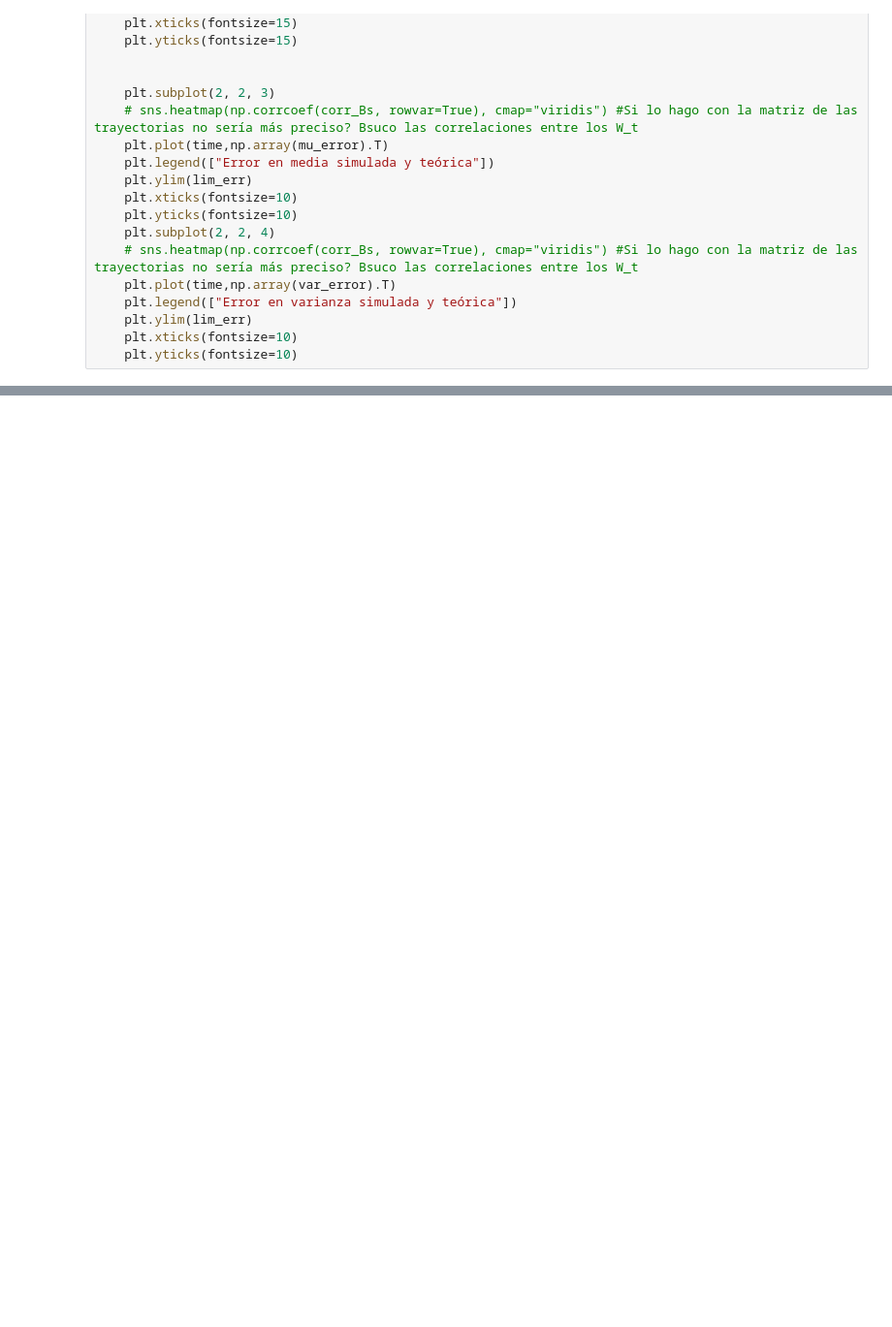
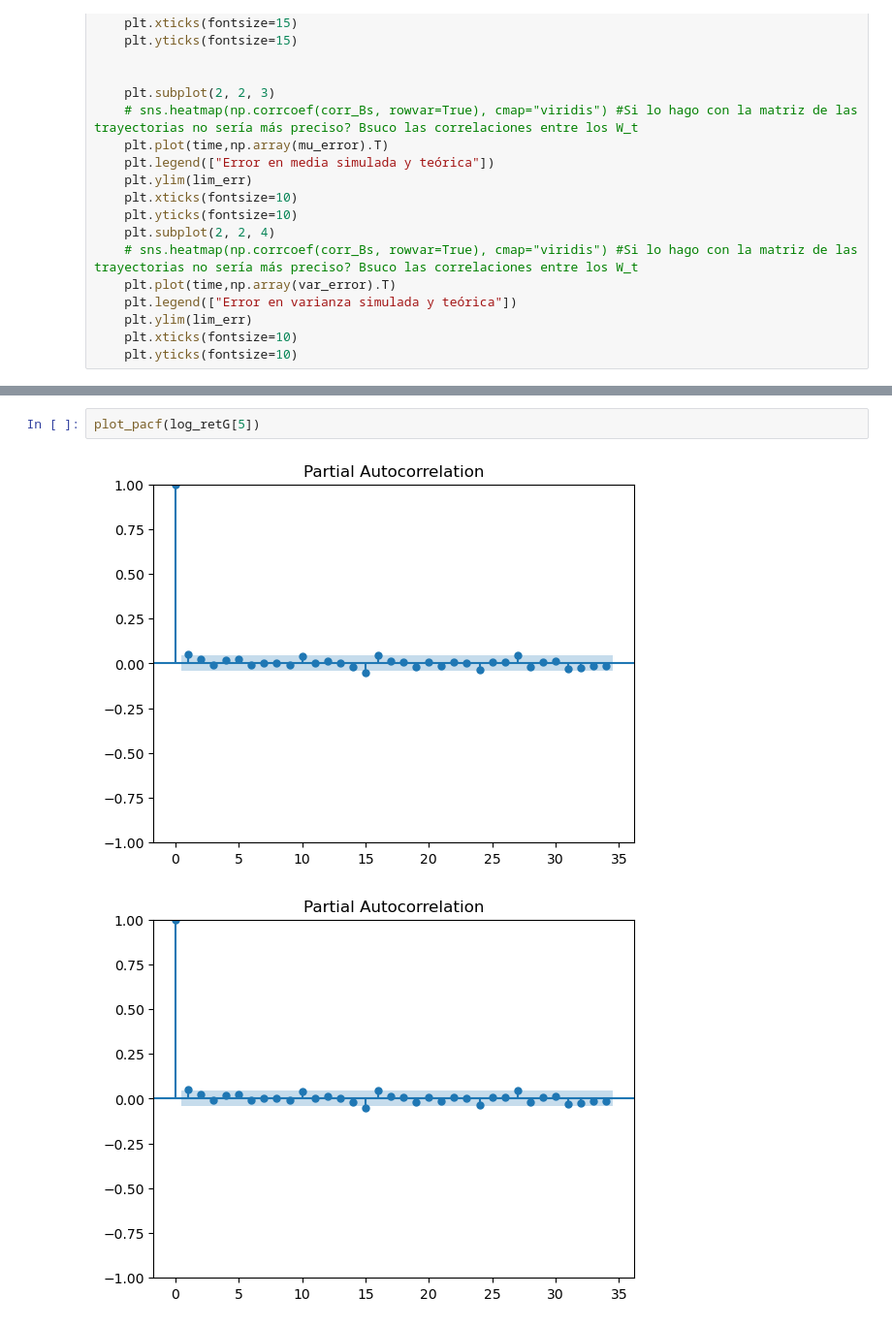
Before and after one commit to msanchezr99/Talleres_estocasticos1, a Jupyter notebook: Procesos_estoc_continuos/Punto1_Unit3.ipynb, the cells around one changed output, grey strips where cells are left out. Shown at 97% size. Cells and saved outputs as stored; diff of their text form; blank space fills up the shorter version.

```diff
--- a/Procesos_estoc_continuos/Punto1_Unit3.ipynb
+++ b/Procesos_estoc_continuos/Punto1_Unit3.ipynb
@@ -146,3 +171,8 @@ Name: price, dtype: float64
+# %%
+plot_pacf(log_retG[5])
+# %% [output]
+[figure, added]
+[figure, added]
 # %%
 yf.pdr_override()
 inicio=datetime(2020,1,1)
```
Also changed, not shown: parts of 18 cells of this notebook, 1 other file.
